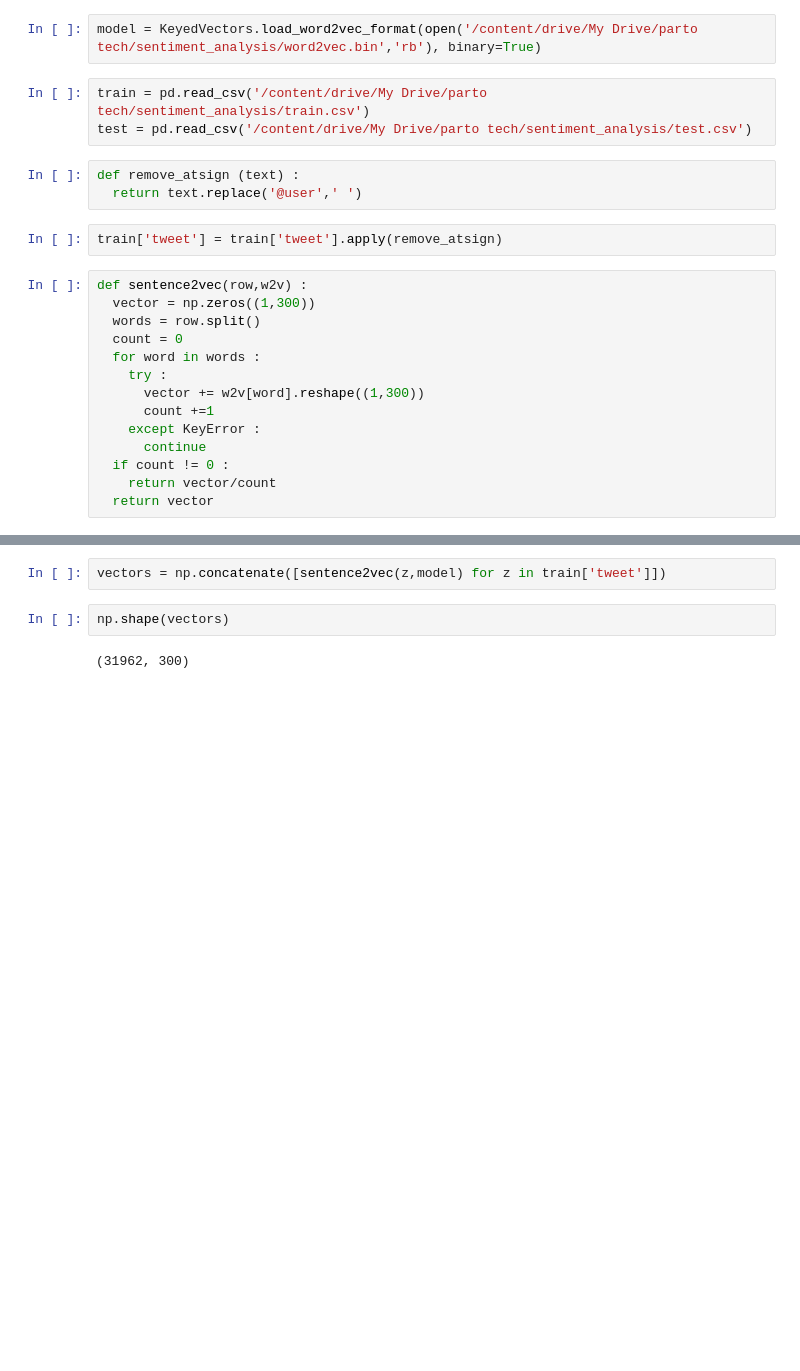
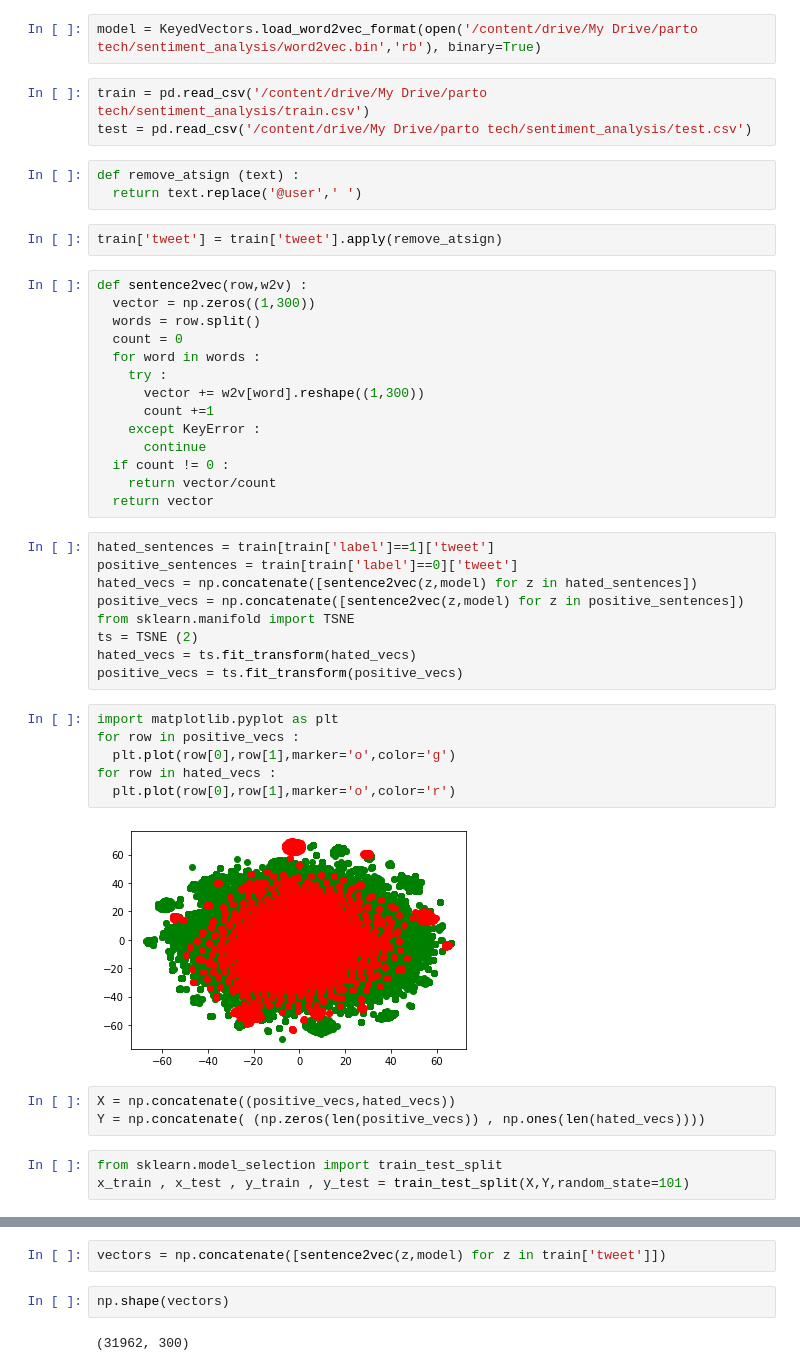
Before and after one commit to sajjad-yazdanparast/sentiment_analysis, a Jupyter notebook: word2vec.ipynb, the cells around one changed output, grey strips where cells are left out. Saved outputs shown, nothing was run; the diff lists cells and outputs as text; blank space fills up the shorter version.

Commit message:
plot data and tested some other models

```diff
--- a/word2vec.ipynb
+++ b/word2vec.ipynb
@@ -33,3 +33,26 @@ def sentence2vec(row,w2v) :
   if count != 0 :
     return vector/count
   return vector
+# %%
+hated_sentences = train[train['label']==1]['tweet']
+positive_sentences = train[train['label']==0]['tweet']
+hated_vecs = np.concatenate([sentence2vec(z,model) for z in hated_sentences])
+positive_vecs = np.concatenate([sentence2vec(z,model) for z in positive_sentences])
+from sklearn.manifold import TSNE
+ts = TSNE (2)
+hated_vecs = ts.fit_transform(hated_vecs)
+positive_vecs = ts.fit_transform(positive_vecs)
+# %%
+import matplotlib.pyplot as plt
+for row in positive_vecs :
+  plt.plot(row[0],row[1],marker='o',color='g')
+for row in hated_vecs :
+  plt.plot(row[0],row[1],marker='o',color='r')
+# %% [output]
+[figure, added]
+# %%
+X = np.concatenate((positive_vecs,hated_vecs))
+Y = np.concatenate( (np.zeros(len(positive_vecs)) , np.ones(len(hated_vecs))))
+# %%
+from sklearn.model_selection import train_test_split
+x_train , x_test , y_train , y_test = train_test_split(X,Y,random_state=101)
```
Also changed, not shown: parts of 5 cells of this notebook.
